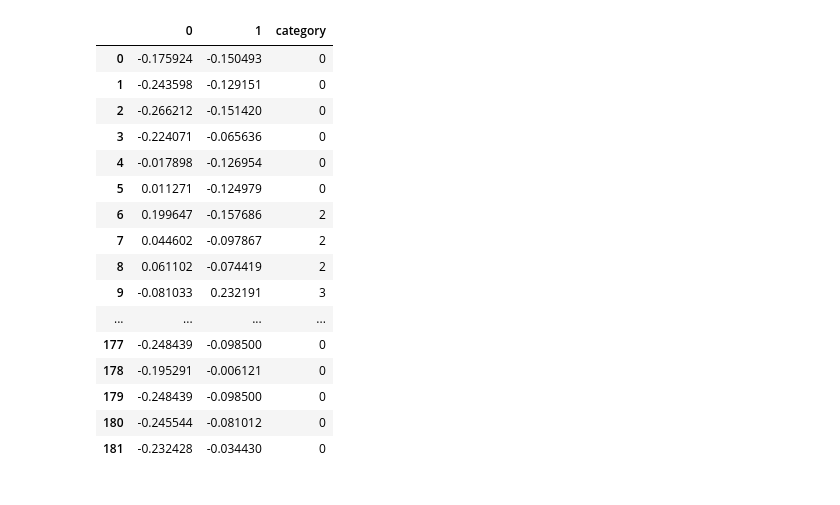
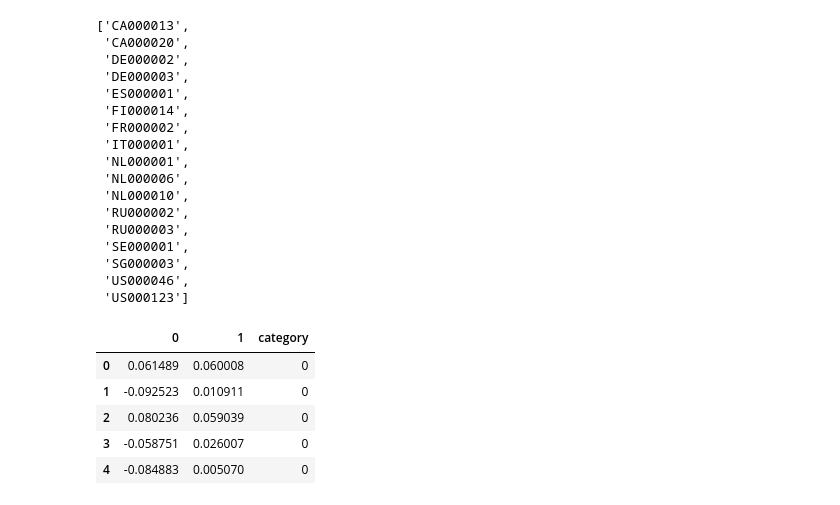
Before and after one commit to snoop2head/yonsei-exchange-program, a Jupyter notebook: cluster_departments_Kmeans.ipynb, the cells around one changed output. Saved outputs shown, nothing was run; the diff lists cells and outputs as text; code cells hidden in the pictures.

```diff
--- a/cluster_departments_Kmeans.ipynb
+++ b/cluster_departments_Kmeans.ipynb
@@ -93,0 +30,3 @@ df_new = data.drop(columns=['university'])
+# %%
+df_data = df.loc[df["NUM_VISITS"]>=6]
+df_data.sample(5)
@@ -94,6 +40,8 @@ df_new = data.drop(columns=['university'])
+# %%
+data = df_data.drop(columns=['대학코드', "NUM_DEP"])
 # %%
 # 정규화
 transformer = MinMaxScaler(feature_range=(0, 1))
-transformer.fit(df_new)
-x_data = transformer.transform(df_new)
+transformer.fit(data)
+x_data = transformer.transform(data)
 # %%
@@ -114,5 +60,5 @@ KElbowVisualizer(ax=<matplotlib.axes._subplots.AxesSubplot object at 0x...>,
 # %%
 # 4개 군집으로 진행
-model = KMeans(n_clusters=4, random_state=307)
+model = KMeans(n_clusters=3, random_state=307)
 model.fit(x_data)
 # %% [output]
@@ -157,3 +107,24 @@ Name: category, dtype: int64
+# %%
+list(df_data[df_data['category'] == 2]["대학코드"].values)
+print()
+# %% [output]
+['CA000013',
+ 'CA000020',
+ 'DE000002',
+ 'DE000003',
+ 'ES000001',
+ 'FI000014',
+ 'FR000002',
+ 'IT000001',
+ 'NL000001',
+ 'NL000006',
+ 'NL000010',
+ 'RU000002',
+ 'RU000003',
+ 'SE000001',
+ 'SG000003',
+ 'US000046',
+ 'US000123']
 # %%
 pca = PCA(n_components=2)
 pca_fit = pca.fit(x_data)
@@ -162,25 +133,14 @@ pca_result = pd.DataFrame(data=pca.fit_transform(x_data))
 # %%
 pca_result['category'] = model.labels_
 # %%
-pca_result
+pca_result[:5]
 # %% [output]
 |  | 0 | 1 | category |
-| 0 | -0.175924 | -0.150493 | 0 |
-| 1 | -0.243598 | -0.129151 | 0 |
-| 2 | -0.266212 | -0.151420 | 0 |
-| 3 | -0.224071 | -0.065636 | 0 |
-| 4 | -0.017898 | -0.126954 | 0 |
-| 5 | 0.011271 | -0.124979 | 0 |
-| 6 | 0.199647 | -0.157686 | 2 |
-| 7 | 0.044602 | -0.097867 | 2 |
-| 8 | 0.061102 | -0.074419 | 2 |
-| 9 | -0.081033 | 0.232191 | 3 |
-| ... | ... | ... | ... |
-| 177 | -0.248439 | -0.098500 | 0 |
-| 178 | -0.195291 | -0.006121 | 0 |
-| 179 | -0.248439 | -0.098500 | 0 |
-| 180 | -0.245544 | -0.081012 | 0 |
-| 181 | -0.232428 | -0.034430 | 0 |
+| 0 | 0.061489 | 0.060008 | 0 |
+| 1 | -0.092523 | 0.010911 | 0 |
+| 2 | 0.080236 | 0.059039 | 0 |
+| 3 | -0.058751 | 0.026007 | 0 |
+| 4 | -0.084883 | 0.005070 | 0 |
 # %%
 pca_result = pca_result.rename(columns={0:'pca1', 1:'pca2'})
 # %%
```
Also changed, not shown: parts of 17 cells of this notebook, 2 other files.
